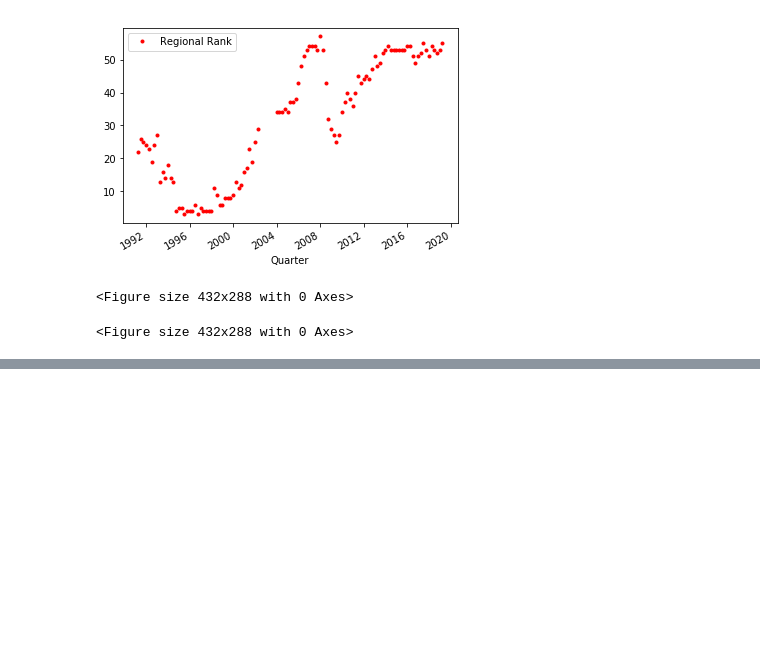
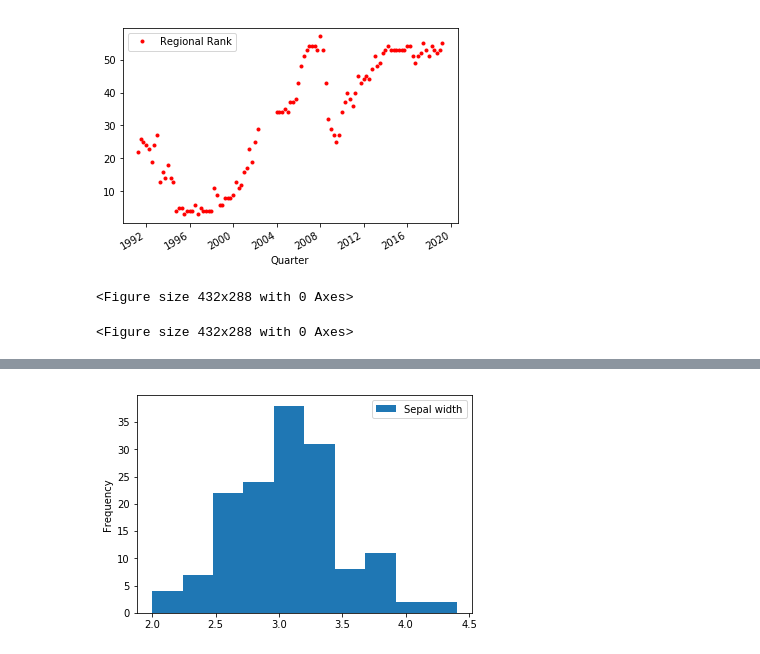
Before and after one commit to SANYAM1996/scatter-plotter, a Jupyter notebook: pandas_foundation.ipynb, the cells around one changed output, grey strips where cells are left out. Cells and saved outputs as stored; diff of their text form; code cells hidden in the pictures; blank space fills up the shorter version.

```diff
--- a/pandas_foundation.ipynb
+++ b/pandas_foundation.ipynb
@@ -219,0 +234,3 @@ plt.show()
+# %%
+iris = pd.read_csv('uci.csv' )
+iris
@@ -219,0 +269,5 @@ plt.show()
+# %%
+iris.plot(x='Sepal length', y='Sepal width',kind = 'hist')
+plt.show()
+# %% [output]
+[figure, added]
```
Also changed, not shown: parts of 25 cells of this notebook.
